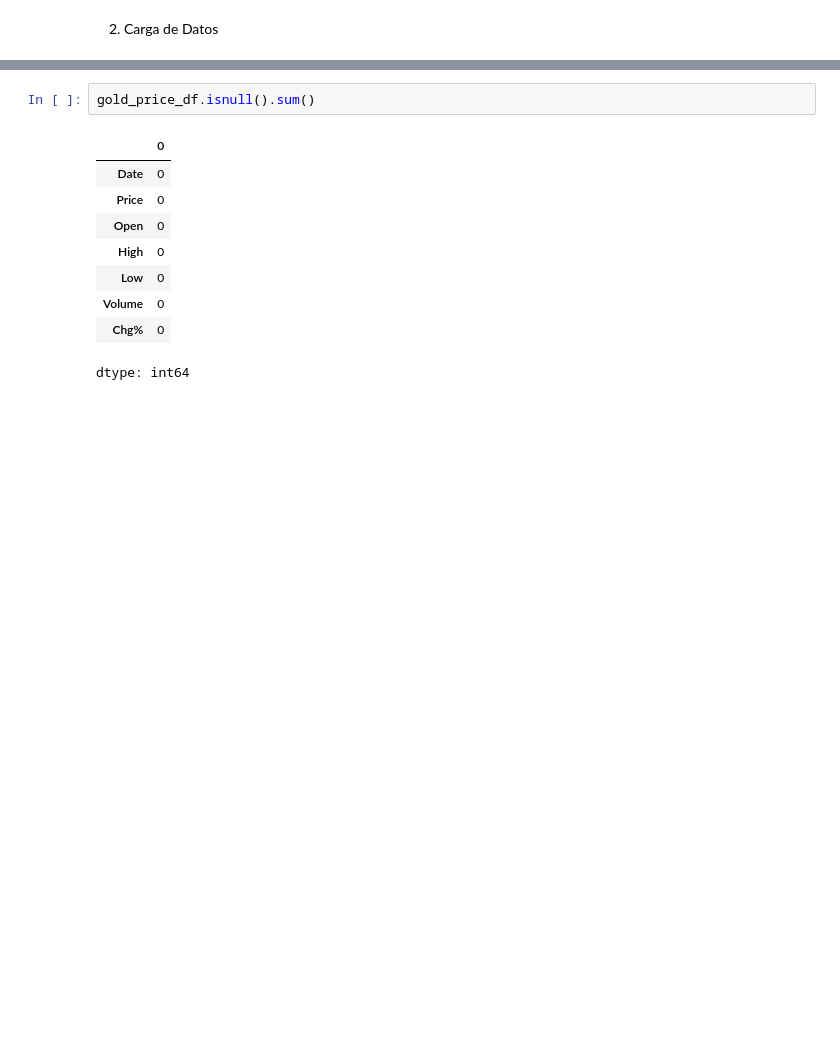
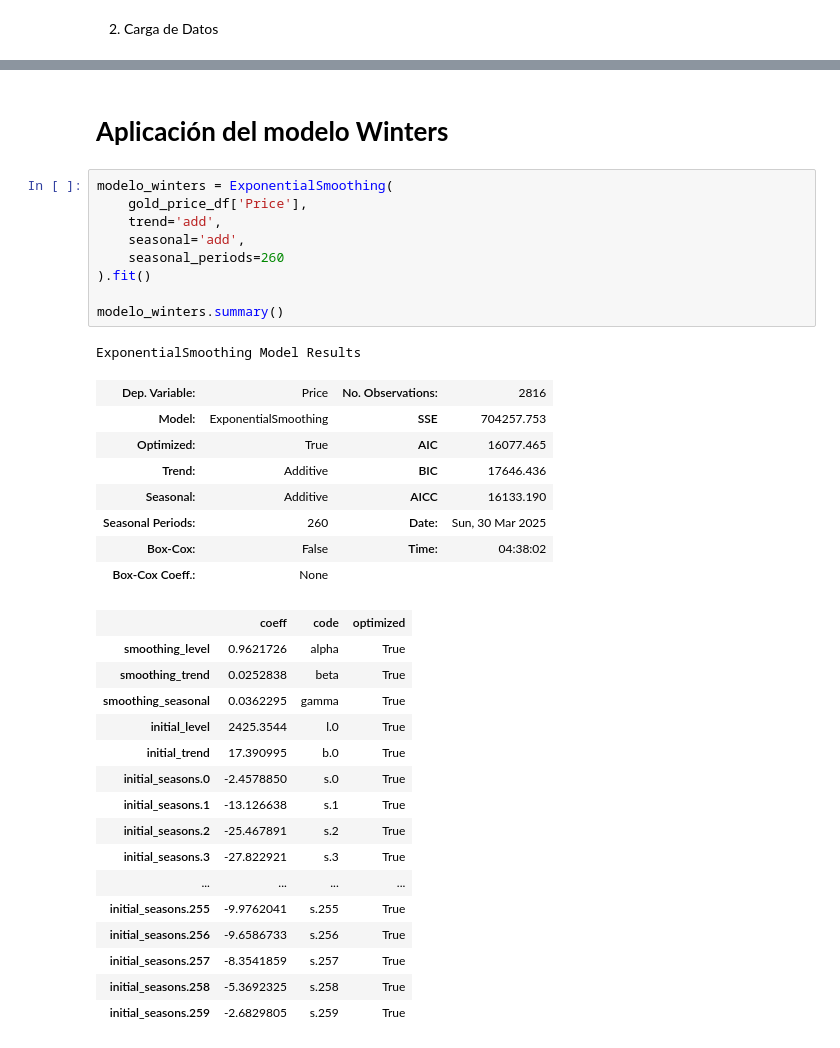
Before and after one commit to edreyesc/ProyectoFinal, a Jupyter notebook: proyectoFinal.ipynb, the cells around one changed output, grey strips where cells are left out. Drawn from its saved outputs; the diff is of its cells as text; blank space fills up the shorter version.

```diff
--- a/proyectoFinal.ipynb
+++ b/proyectoFinal.ipynb
@@ -73,12 +87,37 @@ memory usage: 153.6+ KB
-# %%
-gold_price_df.isnull().sum()
-# %% [output]
-|  | 0 |
-| Date | 0 |
-| Price | 0 |
-| Open | 0 |
-| High | 0 |
-| Low | 0 |
-| Volume | 0 |
-| Chg% | 0 |
-dtype: int64
+# %% [markdown]
+# **Aplicación del modelo Winters**
+# %%
+modelo_winters = ExponentialSmoothing(
+    gold_price_df['Price'],
+    trend='add',
+    seasonal='add',
+    seasonal_periods=260
+).fit()
+
+modelo_winters.summary()
+# %% [output]
+ExponentialSmoothing Model Results
+| Dep. Variable: | Price | No. Observations: | 2816 |
+| Model: | ExponentialSmoothing | SSE | 704257.753 |
+| Optimized: | True | AIC | 16077.465 |
+| Trend: | Additive | BIC | 17646.436 |
+| Seasonal: | Additive | AICC | 16133.190 |
+| Seasonal Periods: | 260 | Date: | Sun, 30 Mar 2025 |
+| Box-Cox: | False | Time: | 04:38:02 |
+| Box-Cox Coeff.: | None |  |  |
+|  | coeff | code | optimized |
+| smoothing_level | 0.9621726 | alpha | True |
+| smoothing_trend | 0.0252838 | beta | True |
+| smoothing_seasonal | 0.0362295 | gamma | True |
+| initial_level | 2425.3544 | l.0 | True |
+| initial_trend | 17.390995 | b.0 | True |
+| initial_seasons.0 | -2.4578850 | s.0 | True |
+| initial_seasons.1 | -13.126638 | s.1 | True |
+| initial_seasons.2 | -25.467891 | s.2 | True |
+| initial_seasons.3 | -27.822921 | s.3 | True |
+| ... | ... | ... | ... |
+| initial_seasons.255 | -9.9762041 | s.255 | True |
+| initial_seasons.256 | -9.6586733 | s.256 | True |
+| initial_seasons.257 | -8.3541859 | s.257 | True |
+| initial_seasons.258 | -5.3692325 | s.258 | True |
+| initial_seasons.259 | -2.6829805 | s.259 | True |
```
Also changed, not shown: parts of 13 cells of this notebook.
